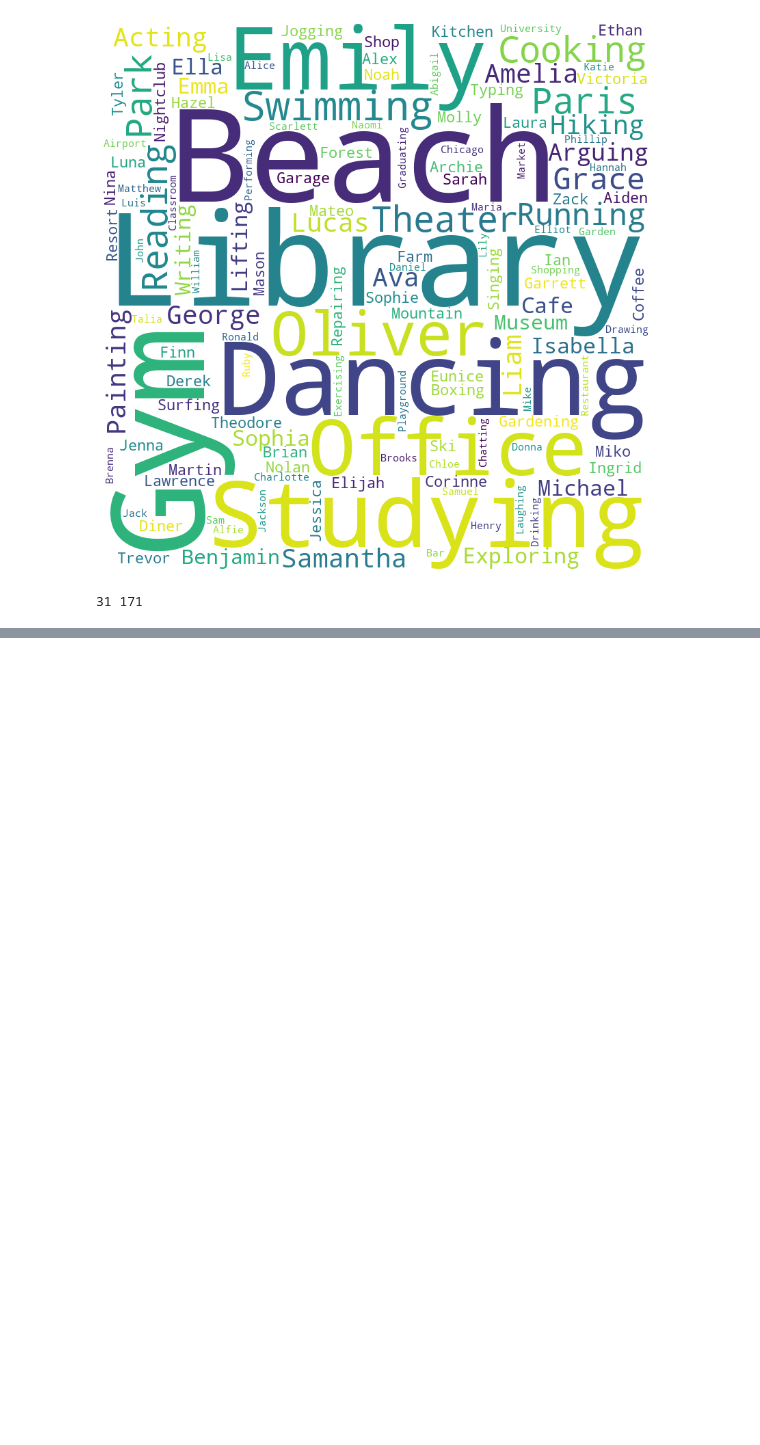
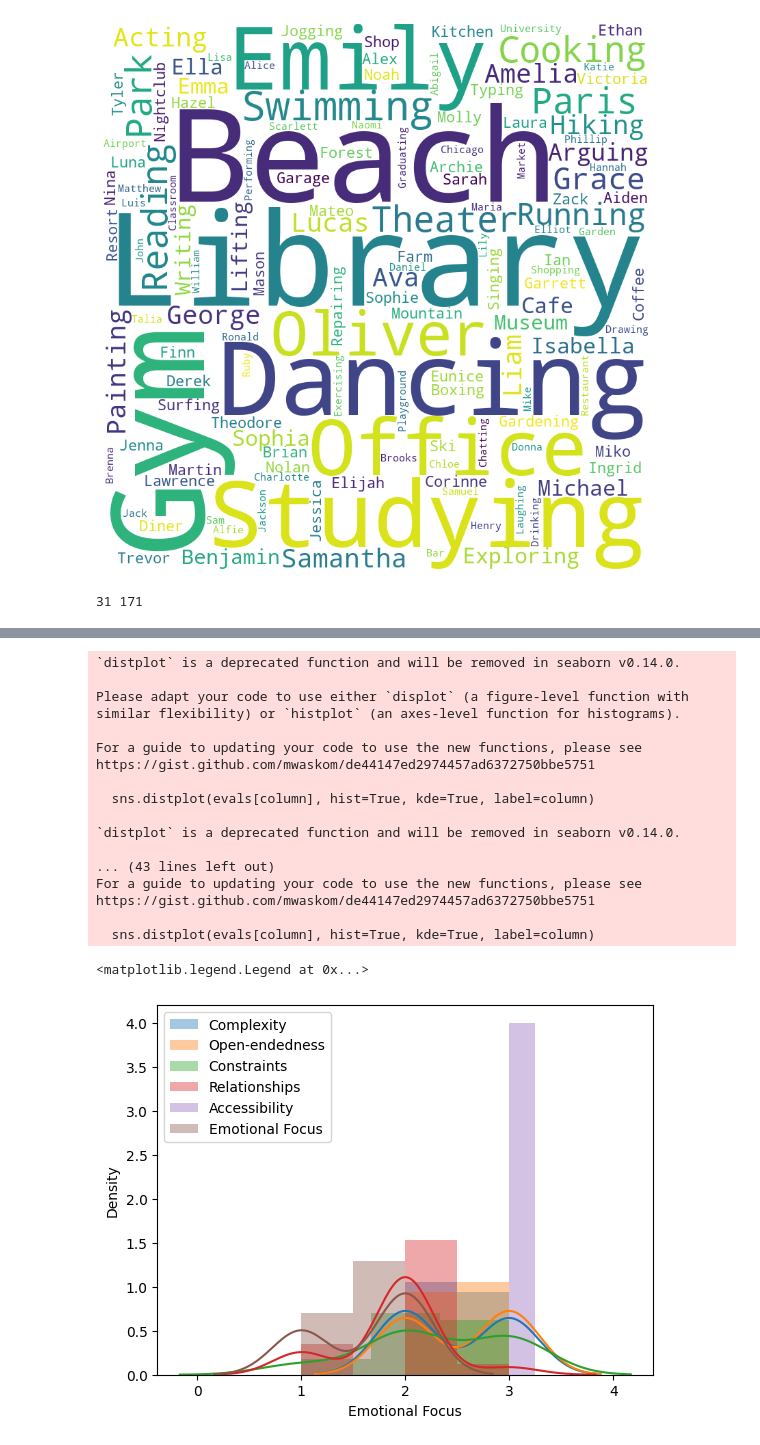
Before and after one commit to Beaty-Lab/creativity-item-generation, a Jupyter notebook: AnalyzeOutputs.ipynb, the cells around one changed output, grey strips where cells are left out. Saved outputs shown, nothing was run; the diff lists cells and outputs as text; code cells hidden in the pictures; blank space fills up the shorter version.

```diff
--- a/AnalyzeOutputs.ipynb
+++ b/AnalyzeOutputs.ipynb
@@ -81,0 +66,13 @@ print(verb_count, noun_count)
+# %%
+import pandas as pd
+import json
+import seaborn as sns
+evals = pd.read_csv("/home/aml7990/Code/creativity-item-generation/outputs/with_eval_scores/creative_scenario_5_words_with_topics_meta-llama-Llama-2-13b-chat-hf.tsv", sep="\t")
+# %%
+# plt.hist(x=evals.index, y=evals["ratings"])
+evals = list(evals["ratings"])
+evals = [json.loads(e) for e in evals]
+evals = pd.json_normalize(evals)
+# evals.drop(columns=["Emotional_Focus"],inplace=True)
+# evals.dropna(inplace=True)
+evals
@@ -81,0 +97,25 @@ print(verb_count, noun_count)
+# %%
+for column in evals.columns:
+    sns.distplot(evals[column], hist=True, kde=True, label=column)
+
+plt.legend()
+# %% [output]
+`distplot` is a deprecated function and will be removed in seaborn v0.14.0.
+
+Please adapt your code to use either `displot` (a figure-level function with
+similar flexibility) or `histplot` (an axes-level function for histograms).
+
+For a guide to updating your code to use the new functions, please see
+https://gist.github.com/mwaskom/de44147ed2974457ad6372750bbe5751
+
+  sns.distplot(evals[column], hist=True, kde=True, label=column)
+
+`distplot` is a deprecated function and will be removed in seaborn v0.14.0.
+
+... (43 lines left out)
+For a guide to updating your code to use the new functions, please see
+https://gist.github.com/mwaskom/de44147ed2974457ad6372750bbe5751
+
+  sns.distplot(evals[column], hist=True, kde=True, label=column)
+<matplotlib.legend.Legend at 0x...>
+[figure, added]
```
Also changed, not shown: parts of 4 cells of this notebook.
